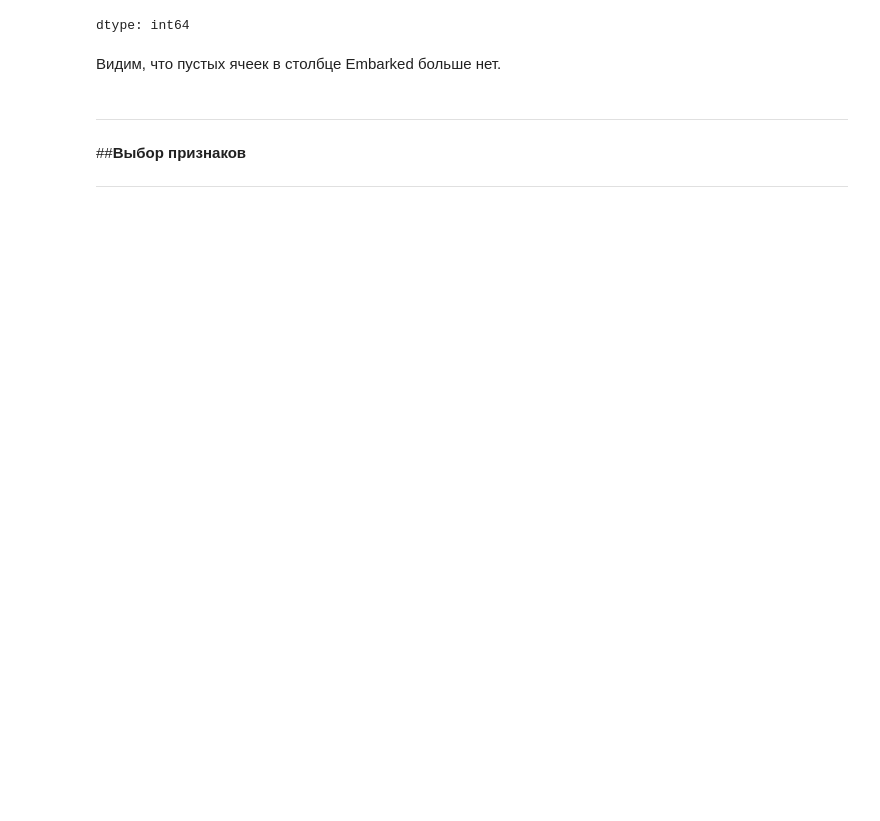
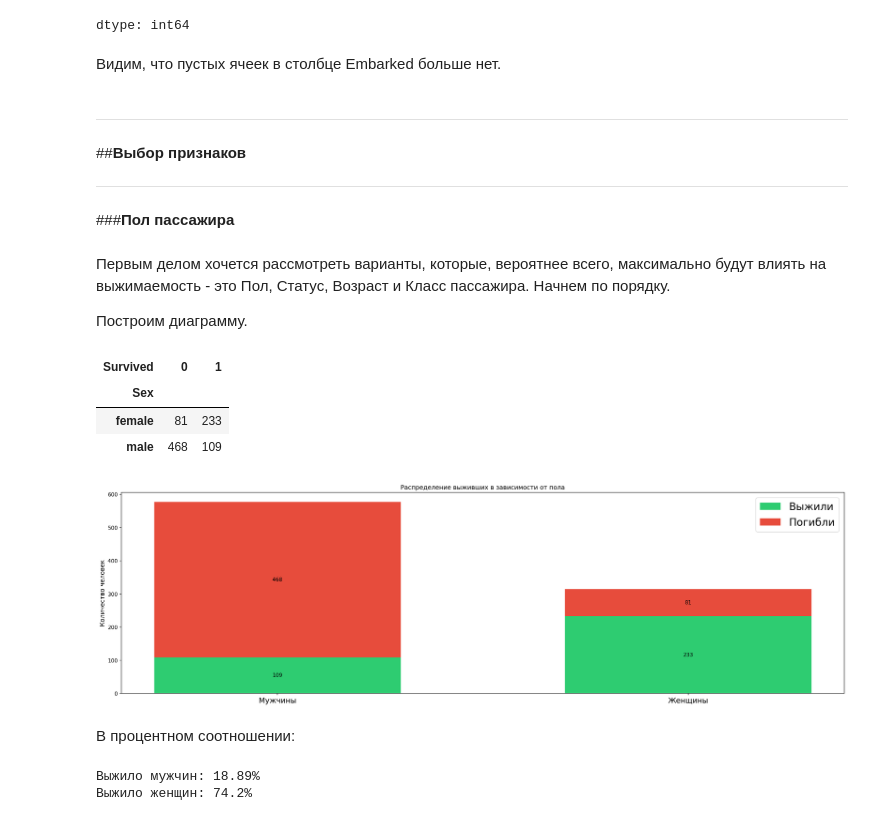
Before and after one commit to neuezeldaa/TItanic_Kaggle, a Jupyter notebook: Titanic_Kaggle_Zolotov.ipynb, the cells around one changed output. Cells and saved outputs as stored; diff of their text form; code cells hidden in the pictures; blank space fills up the shorter version.

```diff
--- a/Titanic_Kaggle_Zolotov.ipynb
+++ b/Titanic_Kaggle_Zolotov.ipynb
@@ -220,3 +281,64 @@ dtype: int64
 ##**Выбор признаков**
 
 ---
+# %% [markdown]
+###**Пол пассажира**
+# %% [markdown]
+Первым делом хочется рассмотреть варианты, которые, вероятнее всего, максимально будут влиять на выжимаемость - это Пол, Статус, Возраст и Класс пассажира. Начнем по порядку.
+
+Построим диаграмму.
+# %%
+# Метод crosstab строит новую таблицу, основываясь на "пересечениях" столбцов
+# В данном случае строим таблицу из четырех элементов: сколько женщин погибло/выжило, сколько мужчин погибло/выжило
+survival_by_sex = pd.crosstab(data['Sex'], data['Survived'])
+
+survival_by_sex.head()
+# %% [output]
+| Survived | 0 | 1 |
+| Sex |  |  |
+| female | 81 | 233 |
+| male | 468 | 109 |
+# %%
+males_total = survival_by_sex.loc['male'].sum() # Сколько всего мужчин
+females_total = survival_by_sex.loc['female'].sum() # Сколько всего женщин
+
+males_survived = survival_by_sex.loc['male', 1] # Сколько мужчин выжило
+females_survived = survival_by_sex.loc['female', 1] # Сколько женщин выжило
+
+# Создаем словарь для построения столбчатого графика
+survivors_counts = {
+    'Выжили': [males_survived, females_survived], # Выжили: [109, 233]
+    'Погибли': [survival_by_sex.loc['male', 0], survival_by_sex.loc['female', 0]] # Погибли: [468, 81]
+}
+
+
+fig, xy = plt.subplots() # Создает "картину" fig и график xy
+bottom = np.zeros(2) # Массив нулей для построения "стопочных" столбцов (со слоями "выжили" и "погибли")
+
+colors = ['#2ecc71', '#e74c3c'] # Зеленый - выжили, Красный - Погибли
+for i, (key, count) in enumerate(survivors_counts.items()): # Проходимся по словарю, сначала выжившие, потом погибшие
+    p = xy.bar(('Мужчины', 'Женщины'), # Метод bar создает две столбчатые диаграммы "Мужчины" и "Женщины"
+               count, # Высота столбцов
+               width=0.6, # Ширина столбцов
+               label=key, # Подпись для легенды "Выжили" или "Погибли"
+               bottom=bottom, # Высота для текущего слоя
+               color=colors[i]) # Цвет столбцов
+    bottom += count # Следующий столбец начнется с конца предыдущего (Первые два столбца высотой от 0 до 109 и 233, вторые два столбца высотой от 109 и 233 до 468 и 81)
+    xy.bar_label(p, label_type='center') # Добавляет числа в центр столбца
+
+
+xy.set_title('Распределение выживших в зависимости от пола') # Устанавливаем имя графика
+xy.set_ylabel('Количество человек') # Подписываем ось У
+xy.legend() # Отображаем на графике легенду "Выжили/Погибли"
+plt.show() # Отображаем на экране получившийся график
+# %% [output]
+[figure, added]
+# %% [markdown]
+В процентном соотношении:
+# %%
+print(f'''Выжило мужчин: {round(males_survived*100/males_total, 2)}%
+Выжило женщин: {round(females_survived*100/females_total, 2)}%
+''')
+# %% [output]
+Выжило мужчин: 18.89%
+Выжило женщин: 74.2%
```
Also changed, not shown: parts of 34 cells of this notebook.
